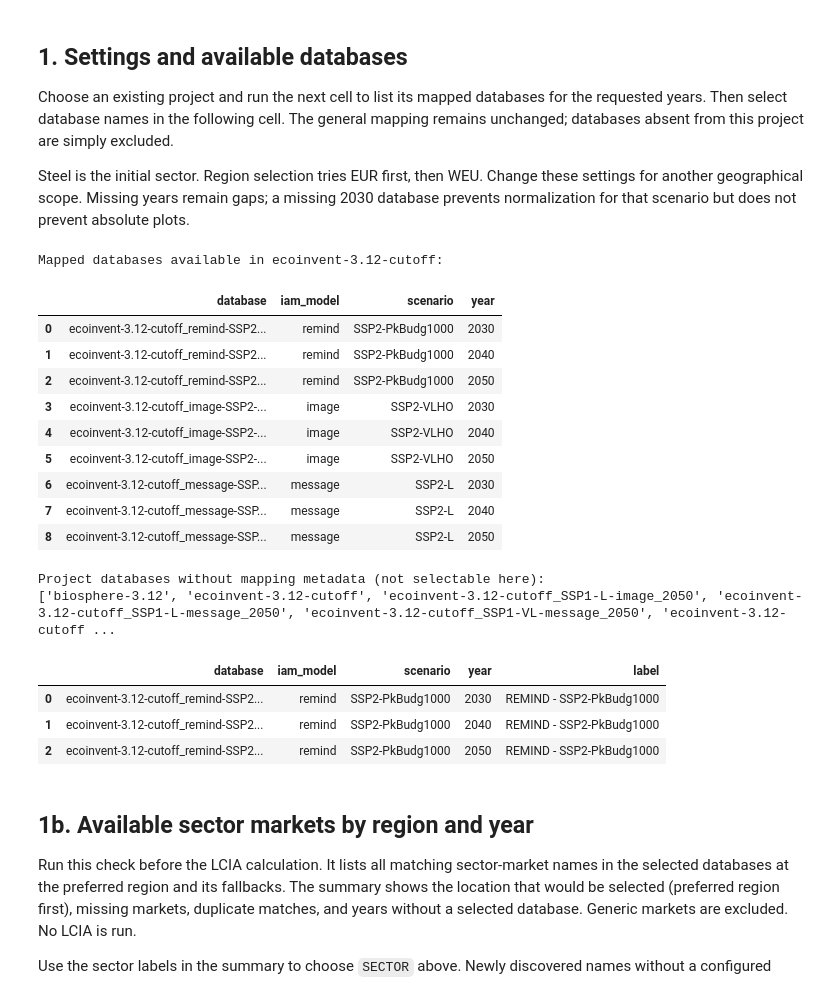
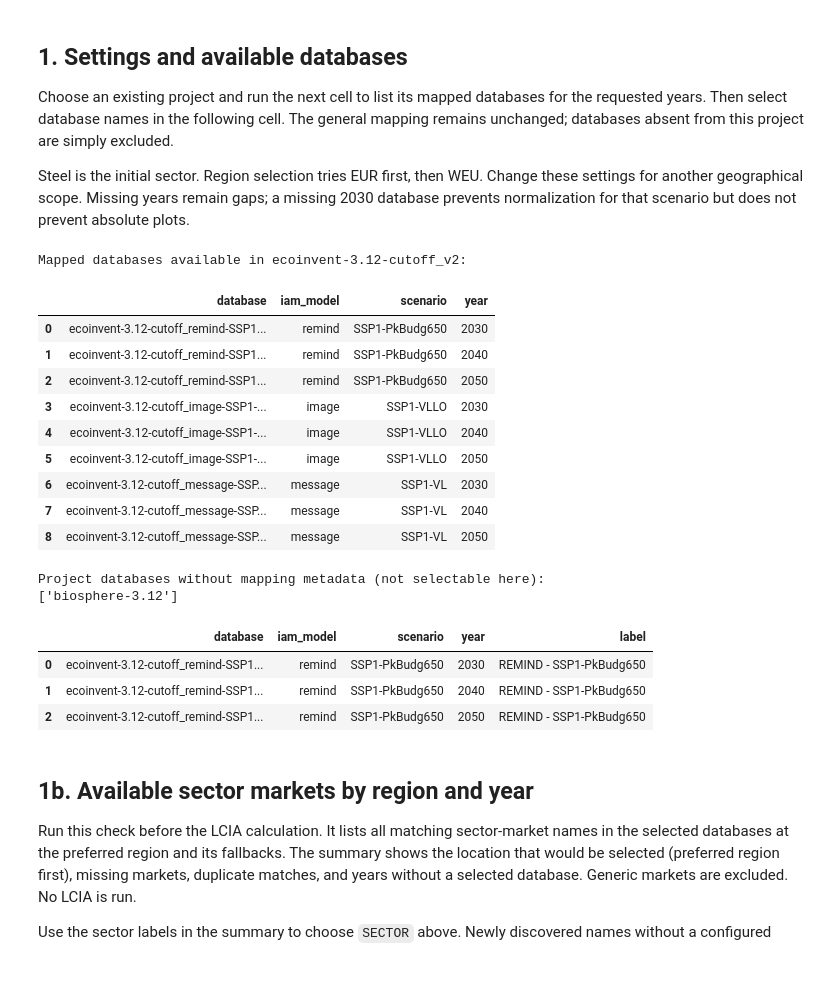
Before and after one commit to Tubias-Close/premise_h2-distribution, a Jupyter notebook: examples/h2-distribution_LCIA/notebooks/LCIA_transport_sector_evolution.ipynb, the cells around one changed output. Drawn from its saved outputs; the diff is of its cells as text; code cells hidden in the pictures.

```diff
--- a/examples/h2-distribution_LCIA/notebooks/LCIA_transport_sector_evolution.ipynb
+++ b/examples/h2-distribution_LCIA/notebooks/LCIA_transport_sector_evolution.ipynb
@@ -34,47 +34,70 @@ Choose an existing project and run the next cell to list its mapped databases fo
 
 Steel is the initial sector. Region selection tries EUR first, then WEU. Change these settings for another geographical scope. Missing years remain gaps; a missing 2030 database prevents normalization for that scenario but does not prevent absolute plots.
 # %%
-PROJECT = "ecoinvent-3.12-cutoff"
+PROJECT = "ecoinvent-3.12-cutoff_v2"
 SECTOR = "Transport"
 REGION = "EUR"
 REGION_FALLBACKS = ("WEU",)
 BASE_YEAR = 2030
 YEARS = [2030, 2040, 2050]
 
 assert SECTOR in cfg.EXPECTED_SECTOR_MARKETS
 assert BASE_YEAR in YEARS and len(YEARS) == len(set(YEARS))
 if PROJECT not in bd.projects:
     raise LookupError(f"Existing Brightway project required: {PROJECT}")
 bd.projects.set_current(PROJECT)
 available_records = [dict(item) for item in mapping.DATABASES
                      if item["database"] in bd.databases and item["year"] in YEARS]
 if not available_records:
     raise LookupError("No mapped databases for these years are available in this project.")
 print(f"Mapped databases available in {PROJECT}:")
 display(pd.DataFrame(available_records))
 print("Project databases without mapping metadata (not selectable here):")
 print(sorted(set(bd.databases) - {item["database"] for item in mapping.DATABASES}))
 # %% [output]
-Mapped databases available in ecoinvent-3.12-cutoff:
+Mapped databases available in ecoinvent-3.12-cutoff_v2:
 |  | database | iam_model | scenario | year |
-| 0 | ecoinvent-3.12-cutoff_remind-SSP2... | remind | SSP2-PkBudg1000 | 2030 |
-| 1 | ecoinvent-3.12-cutoff_remind-SSP2... | remind | SSP2-PkBudg1000 | 2040 |
-| 2 | ecoinvent-3.12-cutoff_remind-SSP2... | remind | SSP2-PkBudg1000 | 2050 |
-| 3 | ecoinvent-3.12-cutoff_image-SSP2-... | image | SSP2-VLHO | 2030 |
-| 4 | ecoinvent-3.12-cutoff_image-SSP2-... | image | SSP2-VLHO | 2040 |
-| 5 | ecoinvent-3.12-cutoff_image-SSP2-... | image | SSP2-VLHO | 2050 |
-| 6 | ecoinvent-3.12-cutoff_message-SSP... | message | SSP2-L | 2030 |
-| 7 | ecoinvent-3.12-cutoff_message-SSP... | message | SSP2-L | 2040 |
-| 8 | ecoinvent-3.12-cutoff_message-SSP... | message | SSP2-L | 2050 |
+| 0 | ecoinvent-3.12-cutoff_remind-SSP1... | remind | SSP1-PkBudg650 | 2030 |
+| 1 | ecoinvent-3.12-cutoff_remind-SSP1... | remind | SSP1-PkBudg650 | 2040 |
+| 2 | ecoinvent-3.12-cutoff_remind-SSP1... | remind | SSP1-PkBudg650 | 2050 |
+| 3 | ecoinvent-3.12-cutoff_image-SSP1-... | image | SSP1-VLLO | 2030 |
+| 4 | ecoinvent-3.12-cutoff_image-SSP1-... | image | SSP1-VLLO | 2040 |
+| 5 | ecoinvent-3.12-cutoff_image-SSP1-... | image | SSP1-VLLO | 2050 |
+| 6 | ecoinvent-3.12-cutoff_message-SSP... | message | SSP1-VL | 2030 |
+| 7 | ecoinvent-3.12-cutoff_message-SSP... | message | SSP1-VL | 2040 |
+| 8 | ecoinvent-3.12-cutoff_message-SSP... | message | SSP1-VL | 2050 |
 Project databases without mapping metadata (not selectable here):
-['biosphere-3.12', 'ecoinvent-3.12-cutoff', 'ecoinvent-3.12-cutoff_SSP1-L-image_2050', 'ecoinvent-3.12-cutoff_SSP1-L-message_2050', 'ecoinvent-3.12-cutoff_SSP1-VL-message_2050', 'ecoinvent-3.12-cutoff ...
+['biosphere-3.12']
 # %%
 # None selects all available mapped databases shown above.
 # To choose a subset, replace None with a list of exact database names from the table.
 SELECTED_DATABASES = [
-    'ecoinvent-3.12-cutoff_remind-SSP2-PkBudg1000_2030_08_full',
-    'ecoinvent-3.12-cutoff_remind-SSP2-PkBudg1000_2040_08_full',
-    'ecoinvent-3.12-cutoff_remind-SSP2-PkBudg1000_2050_08_full',
+# Available in ecoinvent-3.12
+    #"ecoinvent-3.12-cutoff_remind-SSP2-PkBudg1000_2030_08_full",
+    #"ecoinvent-3.12-cutoff_remind-SSP2-PkBudg1000_2040_08_full",
+    #"ecoinvent-3.12-cutoff_remind-SSP2-PkBudg1000_2050_08_full",
+    #"ecoinvent-3.12-cutoff_tiam-ucl-RCP19_2030_08_full",
+    #"ecoinvent-3.12-cutoff_tiam-ucl-RCP19_2040_08_full",
+    #"ecoinvent-3.12-cutoff_tiam-ucl-RCP19_2050_08_full",
+    #"ecoinvent-3.12-cutoff_remind-SSP2-PkBudg1000_2030_08_full",
+    #"ecoinvent-3.12-cutoff_remind-SSP2-PkBudg1000_2040_08_full",
+    #"ecoinvent-3.12-cutoff_remind-SSP2-PkBudg1000_2050_08_full",
+    #"ecoinvent-3.12-cutoff_image-SSP2-VLHO_2030_08_full",
+    #"ecoinvent-3.12-cutoff_image-SSP2-VLHO_2040_08_full",
+    #"ecoinvent-3.12-cutoff_image-SSP2-VLHO_2050_08_full",
+    #"ecoinvent-3.12-cutoff_message-SSP2-L_2030_08_full",
+    #"ecoinvent-3.12-cutoff_message-SSP2-L_2040_08_full",
+    #"ecoinvent-3.12-cutoff_message-SSP2-L_2050_08_full",
+# Available in ecoinvent-3.12_v2
+    "ecoinvent-3.12-cutoff_remind-SSP1-PkBudg650_2030_08_full",
+    "ecoinvent-3.12-cutoff_remind-SSP1-PkBudg650_2040_08_full",
+    "ecoinvent-3.12-cutoff_remind-SSP1-PkBudg650_2050_08_full",
+    #"ecoinvent-3.12-cutoff_image-SSP1-VLLO_2030_08_full",
+    #"ecoinvent-3.12-cutoff_image-SSP1-VLLO_2050_08_full",
+    #"ecoinvent-3.12-cutoff_message-SSP1-VL_2030_08_full",
+    #"ecoinvent-3.12-cutoff_message-SSP1-VL_2050_08_full",
+    #"ecoinvent-3.12-cutoff_image-SSP1-VLLO_2040_08_full",
+    #"ecoinvent-3.12-cutoff_message-SSP1-VL_2040_08_full",
 ]
 if bd.projects.current != PROJECT:
     raise RuntimeError("Project changed: rerun the settings cell before selecting databases.")
@@ -100,9 +123,9 @@ for label in scenario_labels.values():
 display(pd.DataFrame(records))
 # %% [output]
 |  | database | iam_model | scenario | year | label |
-| 0 | ecoinvent-3.12-cutoff_remind-SSP2... | remind | SSP2-PkBudg1000 | 2030 | REMIND - SSP2-PkBudg1000 |
-| 1 | ecoinvent-3.12-cutoff_remind-SSP2... | remind | SSP2-PkBudg1000 | 2040 | REMIND - SSP2-PkBudg1000 |
-| 2 | ecoinvent-3.12-cutoff_remind-SSP2... | remind | SSP2-PkBudg1000 | 2050 | REMIND - SSP2-PkBudg1000 |
+| 0 | ecoinvent-3.12-cutoff_remind-SSP1... | remind | SSP1-PkBudg650 | 2030 | REMIND - SSP1-PkBudg650 |
+| 1 | ecoinvent-3.12-cutoff_remind-SSP1... | remind | SSP1-PkBudg650 | 2040 | REMIND - SSP1-PkBudg650 |
+| 2 | ecoinvent-3.12-cutoff_remind-SSP1... | remind | SSP1-PkBudg650 | 2050 | REMIND - SSP1-PkBudg650 |
 # %% [markdown]
 ## 1b. Available sector markets by region and year
 
```
Also changed, not shown: parts of 13 cells of this notebook.
